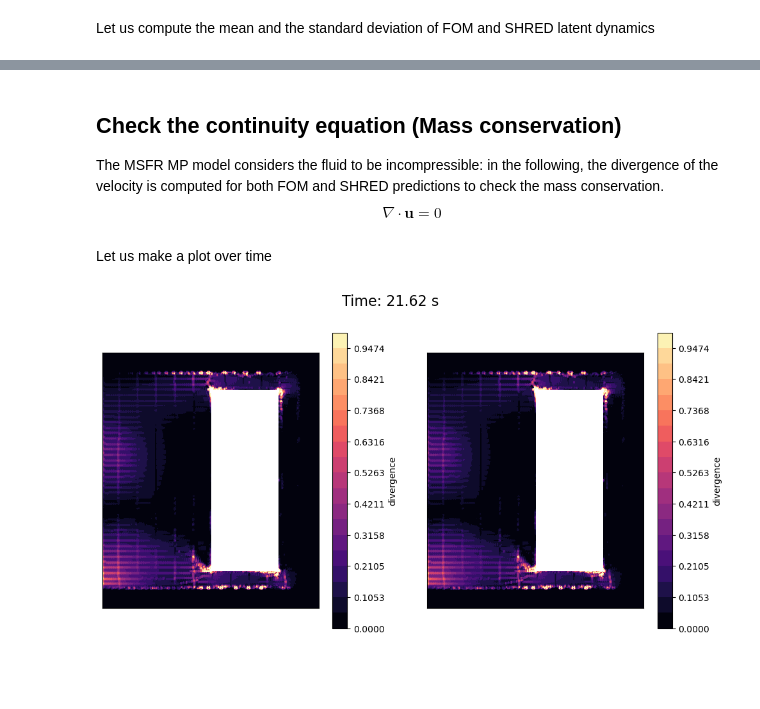
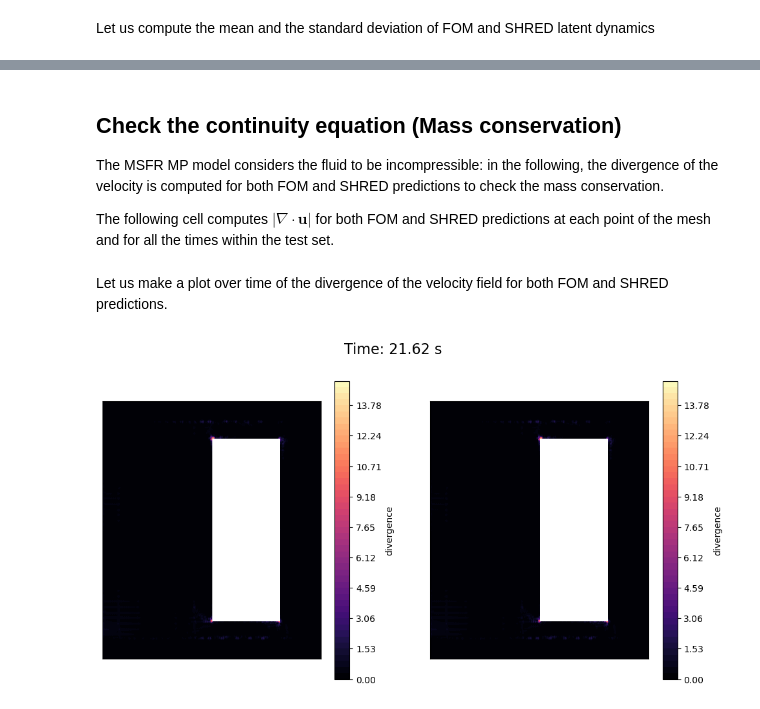
Before and after one commit to ERMETE-Lab/NuSHRED, a Jupyter notebook: Code/P1/02e_PDEresidual_check.ipynb, the cells around one changed output, grey strips where cells are left out. Drawn from its saved outputs; the diff is of its cells as text; code cells hidden in the pictures; blank space fills up the shorter version.

```diff
--- a/Code/P1/02e_PDEresidual_check.ipynb
+++ b/Code/P1/02e_PDEresidual_check.ipynb
@@ -211,14 +211,13 @@ Evaluate Mean&Std: 10.000 / 10.00 - 0.007 s/it
 # %% [markdown]
 ## Check the continuity equation (Mass conservation)
 The MSFR MP model considers the fluid to be incompressible: in the following, the divergence of the velocity is computed for both FOM and SHRED predictions to check the mass conservation.
-$$
-\nabla\cdot \mathbf{u} = 0
-$$
+
+The following cell computes $|\nabla\cdot \mathbf{u}|$ for both FOM and SHRED predictions at each point of the mesh and for all the times within the test set.
 # %%
 cont_eqn_fom   = np.asarray([np.abs(vector_grids(fom_list.map(tt),  mag_plot=True)[0].compute_derivative(scalars='u', divergence=True)['divergence']) for tt in range(len(fom_list))])
 cont_eqn_shred = np.asarray([np.abs(vector_grids(pred_list.map(tt), mag_plot=True)[0].compute_derivative(scalars='u', divergence=True)['divergence']) for tt in range(len(pred_list))])
 # %% [markdown]
-Let us make a plot over time
+Let us make a plot over time of the divergence of the velocity field for both FOM and SHRED predictions.
 # %%
 from matplotlib import patches
 
@@ -230,32 +229,32 @@ def get_msfr_geometry(ax, show_ticks = False):
 
     # Setting the limits and aspect
     ax.set_xlim(0, 2.25)
     ax.set_ylim(-2.66/2, 2.66/2)
     ax.set_aspect('equal')
 
     if not show_ticks:
         ax.set_xticks([])
         ax.set_yticks([])
 
 from IPython.display import clear_output as clc
 
 mesh_plot = domain.geometry.x[:, :2]
-levels = np.linspace(0, 1, 20)
+levels = np.linspace(0, 15, 50)
 
 for tt in range(5, len(fom_list), 5):
     fig, axs = plt.subplots(1, 2, figsize=(12, 6))
     cont = axs[0].tricontourf(mesh_plot[:, 0], mesh_plot[:, 1], (cont_eqn_fom[tt]), levels=levels, cmap=cm.magma)
     fig.colorbar(cont, ax=axs[0], label='divergence')
     get_msfr_geometry(axs[0])
 
     cont = axs[1].tricontourf(mesh_plot[:, 0], mesh_plot[:, 1], (cont_eqn_shred[tt]), levels=levels, cmap=cm.magma)
     fig.colorbar(cont, ax=axs[1], label='divergence')
     get_msfr_geometry(axs[1])
 
     fig.suptitle(f'Time: {time_bins[tt]:.2f} s', fontsize=16)
 
     plt.show()
     clc(wait=True)
     plt.close()
 # %% [output]
-[figure, old version]
+[figure, new version]
```
Also changed, not shown: parts of 5 cells of this notebook.
